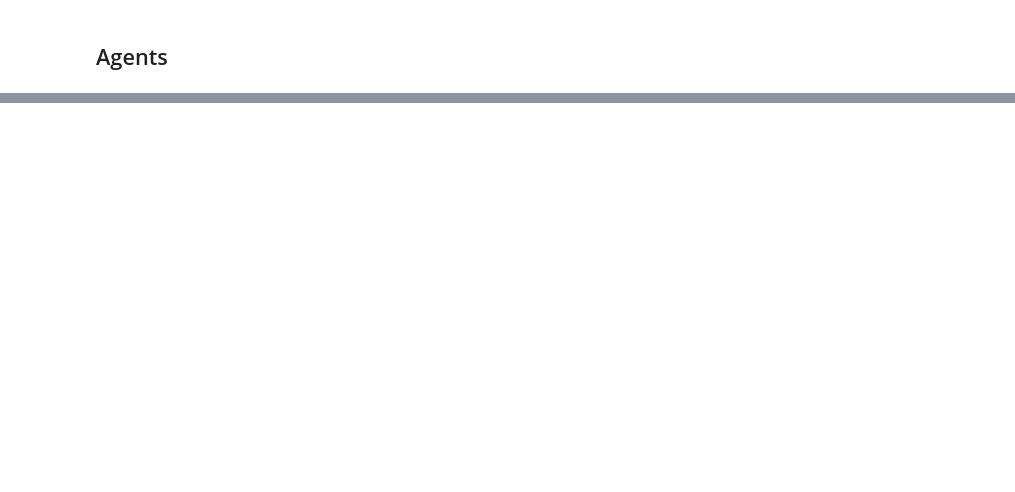
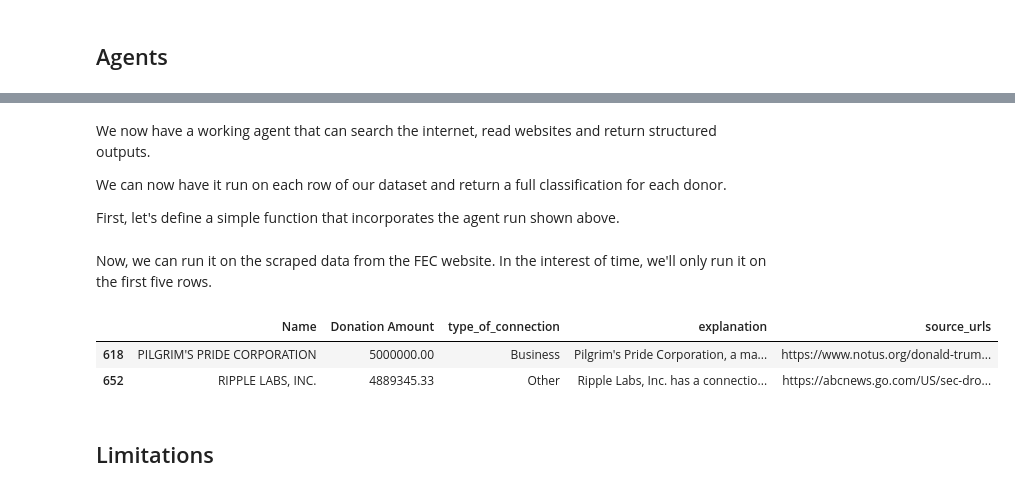
Before and after one commit to nicucalcea/ddj-wiki, a Jupyter notebook: ai/python-classification-agent.ipynb, the cells around one changed output, grey strips where cells are left out. Cells and saved outputs as stored; diff of their text form; code cells hidden in the pictures; blank space fills up the shorter version.

```diff
--- a/ai/python-classification-agent.ipynb
+++ b/ai/python-classification-agent.ipynb
@@ -414,0 +185,7 @@ There are lots of things we can improve about this process. Here are some ideas:
+# %%
+agent = Agent(
+    'openai:gpt-4.1-mini',
+    tools=[duckduckgo_search_tool(), Tool(extract_text)],
+    system_prompt='Answer the question to the best of your abilities, using the tools at your disposal (`duckduckgo_search_tool` and `extract_text`).',
+    output_type=TrumpConnection
+)
@@ -414,0 +225,38 @@ There are lots of things we can improve about this process. Here are some ideas:
+# %% [markdown]
+We now have a working agent that can search the internet, read websites and return structured outputs.
+
+We can now have it run on each row of our dataset and return a full classification for each donor.
+
+First, let's define a simple function that incorporates the agent run shown above.
+# %%
+def classify_donor(donor: str):
+    result = agent.run_sync(f'What is the connection between {donor} and Donald Trump?')
+    return result.output
+# %% [markdown]
+Now, we can run it on the scraped data from the FEC website. In the interest of time, we'll only run it on the first five rows.
+# %%
+def apply_classify_donor(df):
+    # Apply the classify_donor function to each row
+    df['classification'] = df.apply(lambda row: classify_donor(donor=row['Name']), axis=1)
+
+    # Convert the Pydantic objects to dictionaries
+    classification_dicts = df['classification'].apply(lambda x: x.model_dump())
+
+    # Create a new DataFrame from the classification dictionaries
+    # This ensures the index matches the original dataframe
+    classification_df = pd.DataFrame(classification_dicts.tolist(), index=df.index)
+
+    # Combine original data with classification data
+    result_df = pd.concat([df.drop(['classification'], axis=1), classification_df], axis=1)
+
+    return result_df
+# %%
+fec_classified = apply_classify_donor(fec_total)
+# %%
+fec_classified
+# %% [output]
+|  | Name | Donation Amount | type_of_connection | explanation | source_urls |
+| 618 | PILGRIM'S PRIDE CORPORATION | 5000000.00 | Business | Pilgrim's Pride Corporation, a ma... | https://www.notus.org/donald-trum... |
+| 652 | RIPPLE LABS, INC. | 4889345.33 | Other | Ripple Labs, Inc. has a connectio... | https://abcnews.go.com/US/sec-dro... |
+# %% [markdown]
+## Limitations
```
Also changed, not shown: parts of 62 cells of this notebook, 4 other files.
